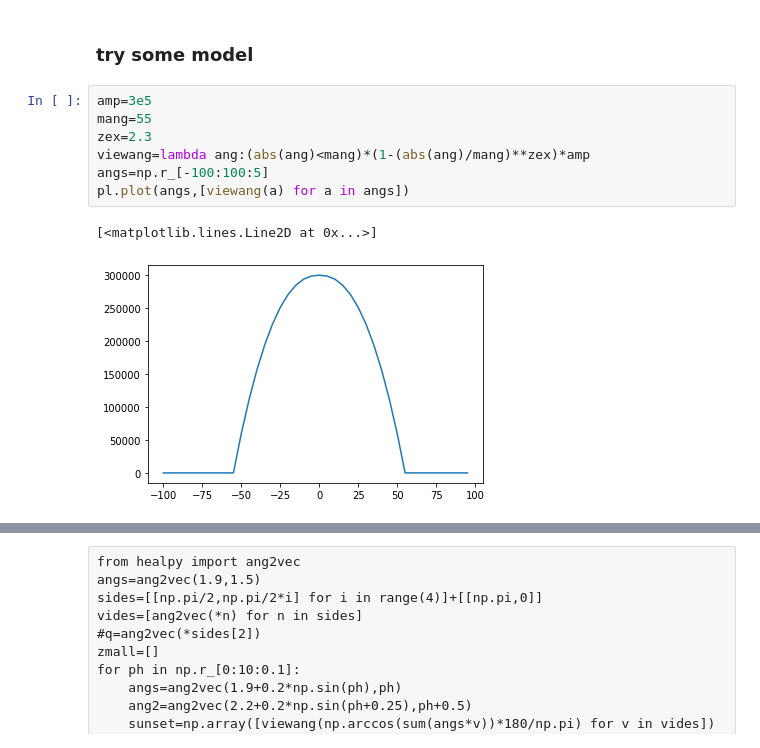
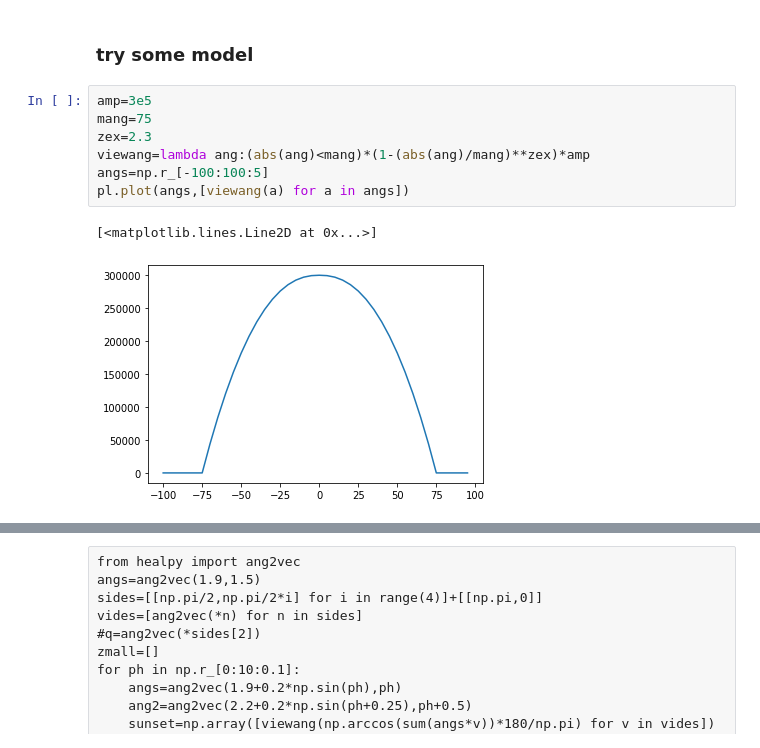
Before and after one commit to limu007/cube, a Jupyter notebook: Attitude_august.ipynb, the cells around one changed output, grey strips where cells are left out. Cells and saved outputs as stored; diff of their text form.

```diff
--- a/Attitude_august.ipynb
+++ b/Attitude_august.ipynb
@@ -150,14 +194,14 @@ asun=rmatx.T@awee # in body frame
 ### try some model
 # %%
 amp=3e5
-mang=55
+mang=75
 zex=2.3
 viewang=lambda ang:(abs(ang)<mang)*(1-(abs(ang)/mang)**zex)*amp
 angs=np.r_[-100:100:5]
 pl.plot(angs,[viewang(a) for a in angs])
 # %% [output]
 [<matplotlib.lines.Line2D at 0x...>]
-[figure, old version]
+[figure, new version]
 # %%
 xp,xm=viewang(np.rad2deg(np.arccos(asun[0]))),viewang(180-np.rad2deg(np.arccos(asun[0])))
 yp,ym=viewang(np.rad2deg(np.arccos(asun[1]))),viewang(180-np.rad2deg(np.arccos(asun[1])))
```
Also changed, not shown: parts of 28 cells of this notebook, 3 other files.
